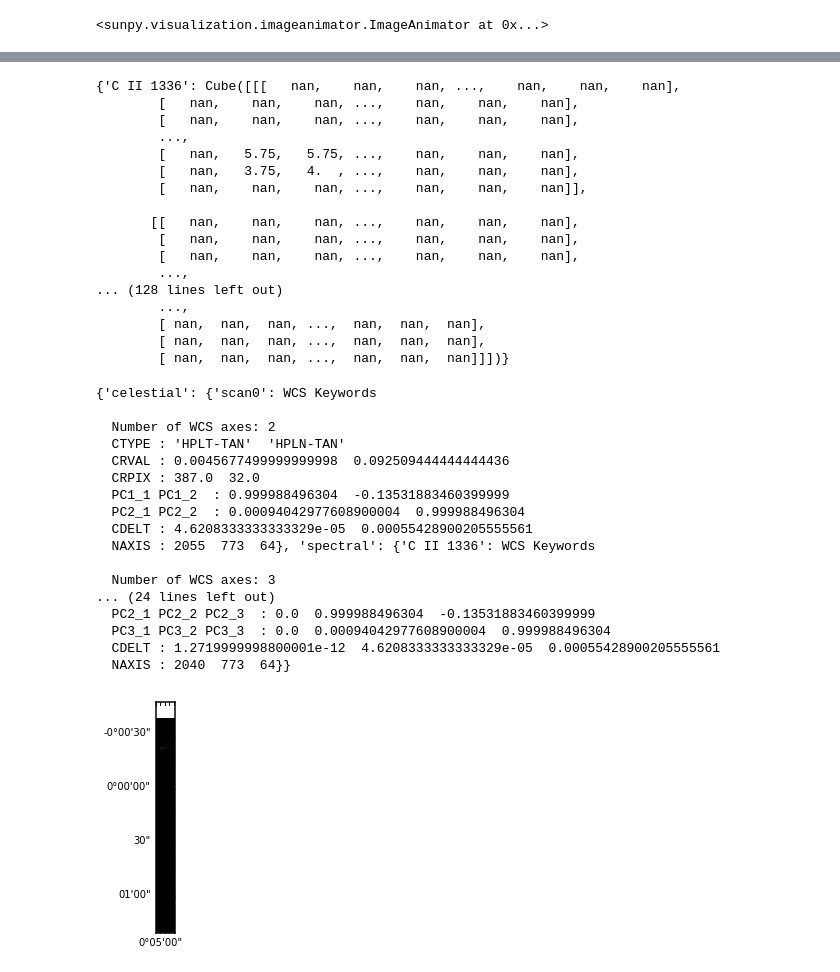
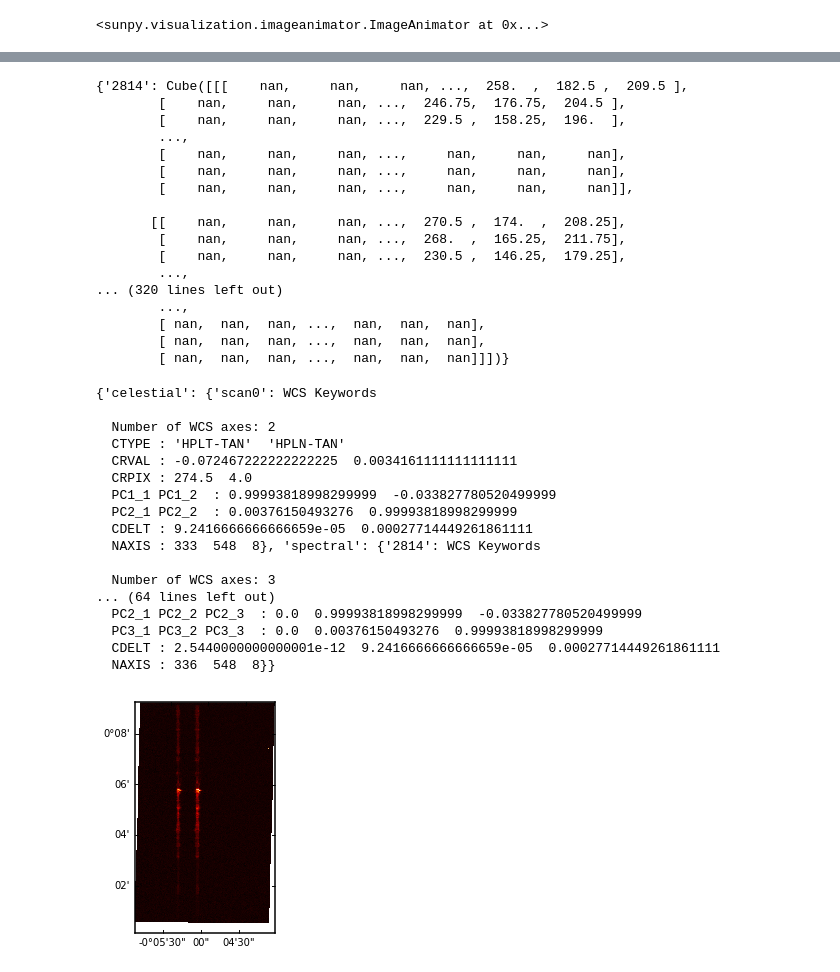
Before and after one commit to abit2/jupyter-notebooks, a Jupyter notebook: raster_initial.ipynb, the cells around one changed output, grey strips where cells are left out. Drawn from its saved outputs; the diff is of its cells as text; code cells hidden in the pictures.

Commit message:
updated plotting experiment

```diff
--- a/raster_initial.ipynb
+++ b/raster_initial.ipynb
@@ -3,7 +3,7 @@ from sunpycube.cube.datacube import Cube
 from sunpycube.wcs_util import WCS
 import matplotlib.pyplot as plt
 from irispy.spectrograph import IRISRaster
-raster_file = "/home/ankit/Desktop/DATA/RASTER/iris_l2_20170221_052916_3882010194_raster_t000_r00000.fits"
+raster_file = "/home/ankit/Desktop/DATA/STEVE/iris_l2_20141211_191222_3803105278_raster_t000_r00000.fits"
 raster = IRISRaster(raster_file)
 # %% [output]
 WARNING: AstropyDeprecationWarning: astropy.utils.compat.odict.OrderedDict is now deprecated - import OrderedDict from the collections module instead [astropy.utils.compat.odict]
@@ -57,19 +65,19 @@ plt.show()
 # %%
 raster.data
 # %% [output]
-{'C II 1336': Cube([[[   nan,    nan,    nan, ...,    nan,    nan,    nan],
-        [   nan,    nan,    nan, ...,    nan,    nan,    nan],
-        [   nan,    nan,    nan, ...,    nan,    nan,    nan],
+{'2814': Cube([[[    nan,     nan,     nan, ...,  258.  ,  182.5 ,  209.5 ],
+        [    nan,     nan,     nan, ...,  246.75,  176.75,  204.5 ],
+        [    nan,     nan,     nan, ...,  229.5 ,  158.25,  196.  ],
         ...,
-        [   nan,   5.75,   5.75, ...,    nan,    nan,    nan],
-        [   nan,   3.75,   4.  , ...,    nan,    nan,    nan],
-        [   nan,    nan,    nan, ...,    nan,    nan,    nan]],
+        [    nan,     nan,     nan, ...,     nan,     nan,     nan],
+        [    nan,     nan,     nan, ...,     nan,     nan,     nan],
+        [    nan,     nan,     nan, ...,     nan,     nan,     nan]],
 
-       [[   nan,    nan,    nan, ...,    nan,    nan,    nan],
-        [   nan,    nan,    nan, ...,    nan,    nan,    nan],
-        [   nan,    nan,    nan, ...,    nan,    nan,    nan],
+       [[    nan,     nan,     nan, ...,  270.5 ,  174.  ,  208.25],
+        [    nan,     nan,     nan, ...,  268.  ,  165.25,  211.75],
+        [    nan,     nan,     nan, ...,  230.5 ,  146.25,  179.25],
         ...,
-... (128 lines left out)
+... (320 lines left out)
         ...,
         [ nan,  nan,  nan, ...,  nan,  nan,  nan],
         [ nan,  nan,  nan, ...,  nan,  nan,  nan],
@@ -81,26 +89,26 @@ raster.wcs
 
   Number of WCS axes: 2
   CTYPE : 'HPLT-TAN'  'HPLN-TAN'
-  CRVAL : 0.0045677499999999998  0.092509444444444436
-  CRPIX : 387.0  32.0
-  PC1_1 PC1_2  : 0.999988496304  -0.13531883460399999
-  PC2_1 PC2_2  : 0.00094042977608900004  0.999988496304
-  CDELT : 4.6208333333333329e-05  0.00055428900205555561
-  NAXIS : 2055  773  64}, 'spectral': {'C II 1336': WCS Keywords
+  CRVAL : -0.072467222222222225  0.0034161111111111111
+  CRPIX : 274.5  4.0
+  PC1_1 PC1_2  : 0.99993818998299999  -0.033827780520499999
+  PC2_1 PC2_2  : 0.00376150493276  0.99993818998299999
+  CDELT : 9.2416666666666659e-05  0.00027714449261861111
+  NAXIS : 333  548  8}, 'spectral': {'2814': WCS Keywords
 
   Number of WCS axes: 3
-... (24 lines left out)
-  PC2_1 PC2_2 PC2_3  : 0.0  0.999988496304  -0.13531883460399999
-  PC3_1 PC3_2 PC3_3  : 0.0  0.00094042977608900004  0.999988496304
-  CDELT : 1.2719999998800001e-12  4.6208333333333329e-05  0.00055428900205555561
-  NAXIS : 2040  773  64}}
+... (64 lines left out)
+  PC2_1 PC2_2 PC2_3  : 0.0  0.99993818998299999  -0.033827780520499999
+  PC3_1 PC3_2 PC3_3  : 0.0  0.00376150493276  0.99993818998299999
+  CDELT : 2.5440000000000001e-12  9.2416666666666659e-05  0.00027714449261861111
+  NAXIS : 336  548  8}}
 # %%
 data = raster.data[windows[0]].data
-wcs = raster.wcs['spectral'][windows[0]]
+wcs = raster.wcs['spectral'][windows[-1]]
 fig = plt.figure()
-ax = fig.add_axes([0.1, 0.1, 0.8, 0.8], projection=wcs, slices=(10, 'y', 'x'))
+ax = fig.add_axes([0.1, 0.1, 0.8, 0.8], projection=wcs, slices=(5, 'x', 'y'))
 ax.coords[2].set_ticks(exclude_overlapping=True)
-ax.imshow(data[:, :, 10].transpose(), vmin=0, cmap=plt.cm.gist_heat)
+ax.imshow(data[5, :, :], cmap=plt.cm.gist_heat, origin='lower')
 plt.show()
 # %% [output]
-[figure, old version]
+[figure, new version]
```
Also changed, not shown: parts of 5 cells of this notebook.
